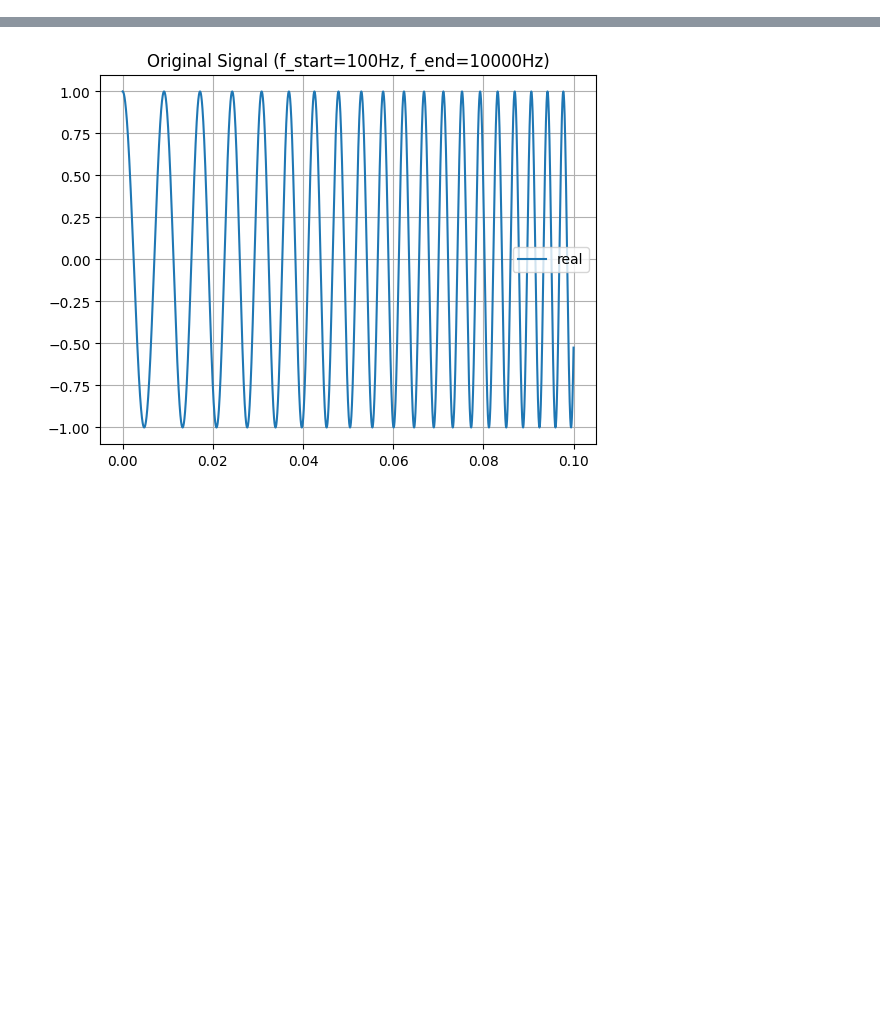
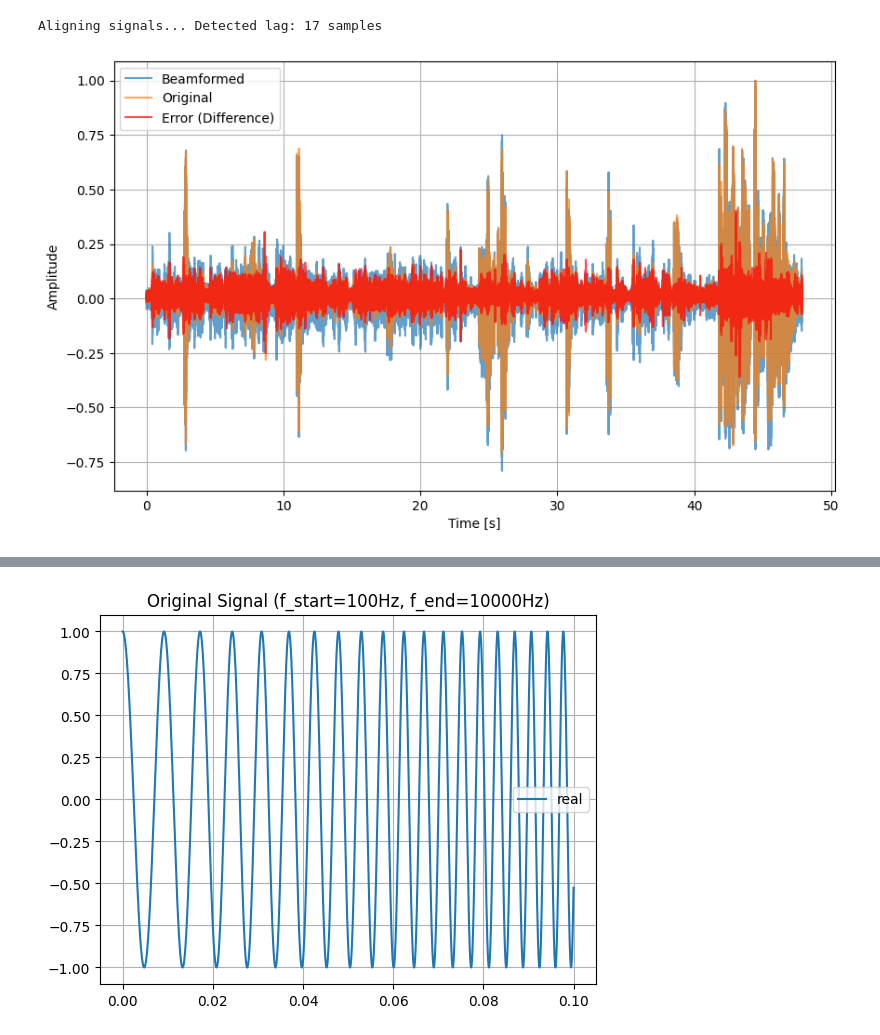
Before and after one commit to NoaShamir17/Beamformer_Project, a Jupyter notebook: FreqDomainBeamformer.ipynb, the cells around one changed output, grey strips where cells are left out. Saved outputs shown, nothing was run; the diff lists cells and outputs as text; code cells hidden in the pictures; blank space fills up the shorter version.

Commit message:
added graphs to middle presentation

```diff
--- a/FreqDomainBeamformer.ipynb
+++ b/FreqDomainBeamformer.ipynb
@@ -323,0 +324,48 @@ Output saved to: beamformed_REAL_TIME_FDBF_output.wav
+# %%
+from scipy import signal
+
+# 1. Normalize both signals to range [-1, 1] (Optional but recommended)
+orig_norm = raw_ch1_signal / np.max(np.abs(raw_ch1_signal))
+beam_norm = beamformed_signal / np.max(np.abs(beamformed_signal))
+
+# 2. Find the time shift (lag)
+correlation = signal.correlate(beam_norm, orig_norm, mode='full')
+lags = signal.correlation_lags(len(beam_norm), len(orig_norm), mode='full')
+lag = lags[np.argmax(correlation)]
+
+print(f"Aligning signals... Detected lag: {lag} samples")
+
+# 3. Shift the Original signal to match the Beamformed signal
+# We use indexing instead of np.roll to avoid wrapping around edges
+if lag > 0:
+    # Beamformed is delayed -> shift Original to the right
+    orig_aligned = np.pad(orig_norm, (lag, 0))[:len(beam_norm)]
+    beam_aligned = beam_norm
+elif lag < 0:
+    # Original is delayed (unlikely here) -> shift Beamformed
+    beam_aligned = np.pad(beam_norm, (-lag, 0))[:len(orig_norm)]
+    orig_aligned = orig_norm
+else:
+    orig_aligned = orig_norm
+    beam_aligned = beam_norm
+
+# 4. NOW calculate the Error
+error = orig_aligned - beam_aligned
+time_axis = np.arange(len(beam_aligned)) / fs
+
+
+# 5. Plot
+plt.figure(figsize=(10, 6))
+plt.plot(time_axis,beam_aligned, label="Beamformed", alpha=0.7)
+plt.plot(time_axis,orig_aligned, label="Original", alpha=0.7)
+plt.plot(time_axis,error, label="Error (Difference)", color='red', alpha=0.7)
+plt.legend()
+plt.xlabel("Time [s]")
+plt.ylabel("Amplitude")
+plt.grid()
+
+#plt.title(f"Comparison after correcting {lag} sample lag")
+plt.show()
+# %% [output]
+Aligning signals... Detected lag: 17 samples
+[figure, added]
```
Also changed, not shown: parts of 6 cells of this notebook.
